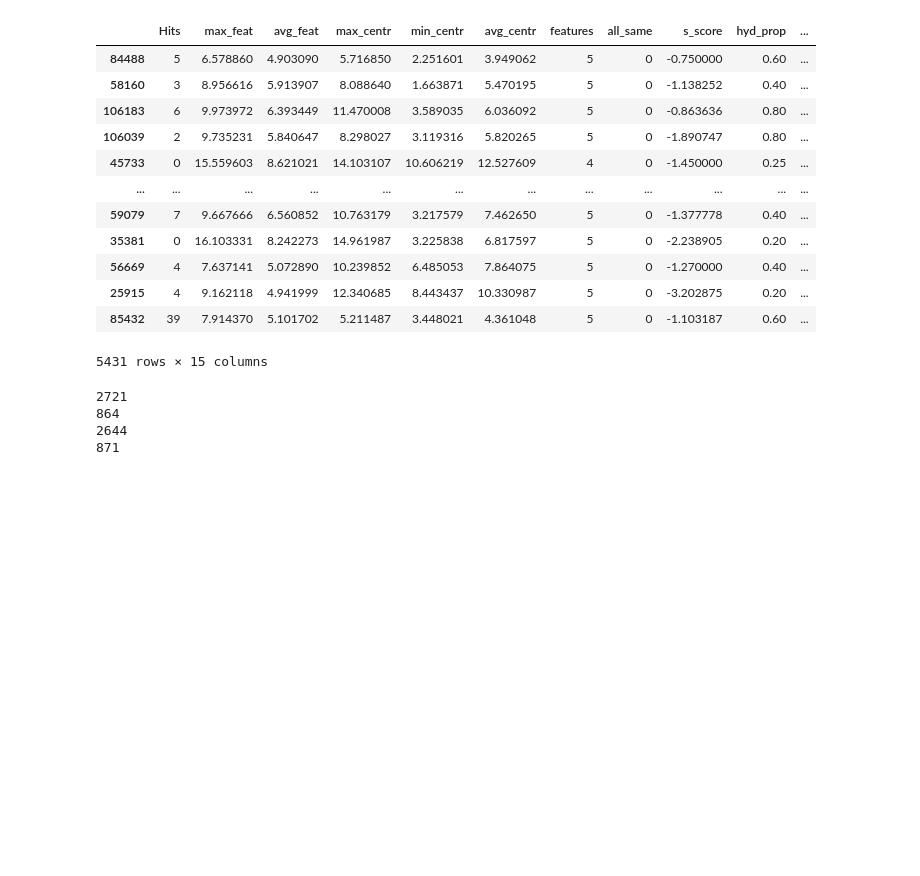
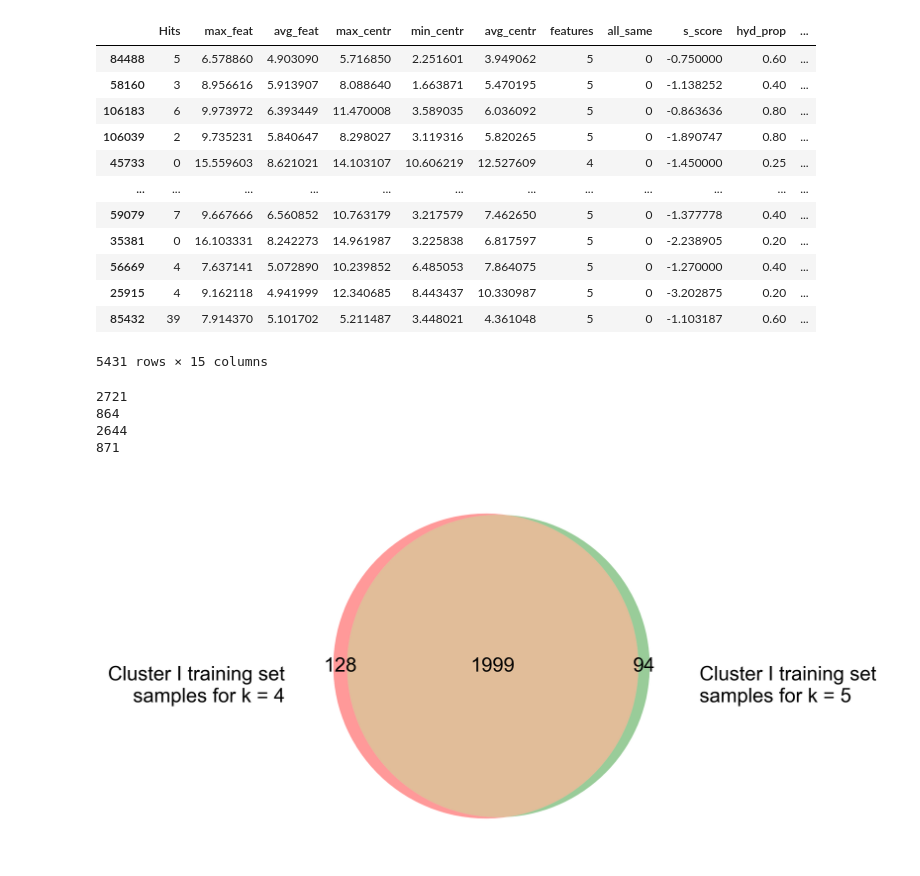
Before and after one commit to gszwabowski/ph4_classification, a Jupyter notebook: score_based/SGD/k4_vs_k5_training-testing_set_overlap.ipynb, the cells around one changed output. Saved outputs shown, nothing was run; the diff lists cells and outputs as text; code cells hidden in the pictures; blank space fills up the shorter version.

```diff
--- a/score_based/SGD/k4_vs_k5_training-testing_set_overlap.ipynb
+++ b/score_based/SGD/k4_vs_k5_training-testing_set_overlap.ipynb
@@ -174,4 +174,37 @@ from matplotlib_venn import venn2, venn2_circles, venn2_unweighted
 from matplotlib_venn import venn3, venn3_circles
 from matplotlib import pyplot as plt
 %matplotlib inline
+# %%
+import matplotlib.pyplot as plt
+plt.rcParams['figure.figsize'] = [10, 4]
+plt.rcParams['figure.dpi'] = 300
+
+plt.rcParams['font.sans-serif'] = "Arial"
+
+plt.rcParams['font.family'] = "sans-serif"
+
+set1 = set(X_train_4clstrs_c0['filename'])
+set2 = set(X_train_5clstrs_c0['filename'])
+
+vd = venn2([set1, set2], ('A', 'B'))
+
+vd.get_label_by_id('A').set_x(-0.75)
+vd.get_label_by_id('A').set_y(0)
+vd.get_label_by_id('A').set_text('Cluster I training set\nsamples for k = 4')
+
+vd.get_label_by_id('B').set_x(0.75)
+vd.get_label_by_id('B').set_y(0)
+vd.get_label_by_id('B').set_text('Cluster I training set\nsamples for k = 5')
+
+for text in vd.set_labels:
+   text.set_fontsize(12)
+
+for text in vd.subset_labels:
+   text.set_fontsize(12)
+
+plt.savefig('k4_vs_k5_clusterI_venndiagram.jpg')
+
+plt.show()
+# %% [output]
+[figure, added]
 # %%
```
Also changed, not shown: parts of 2 cells of this notebook, 7 other files.
